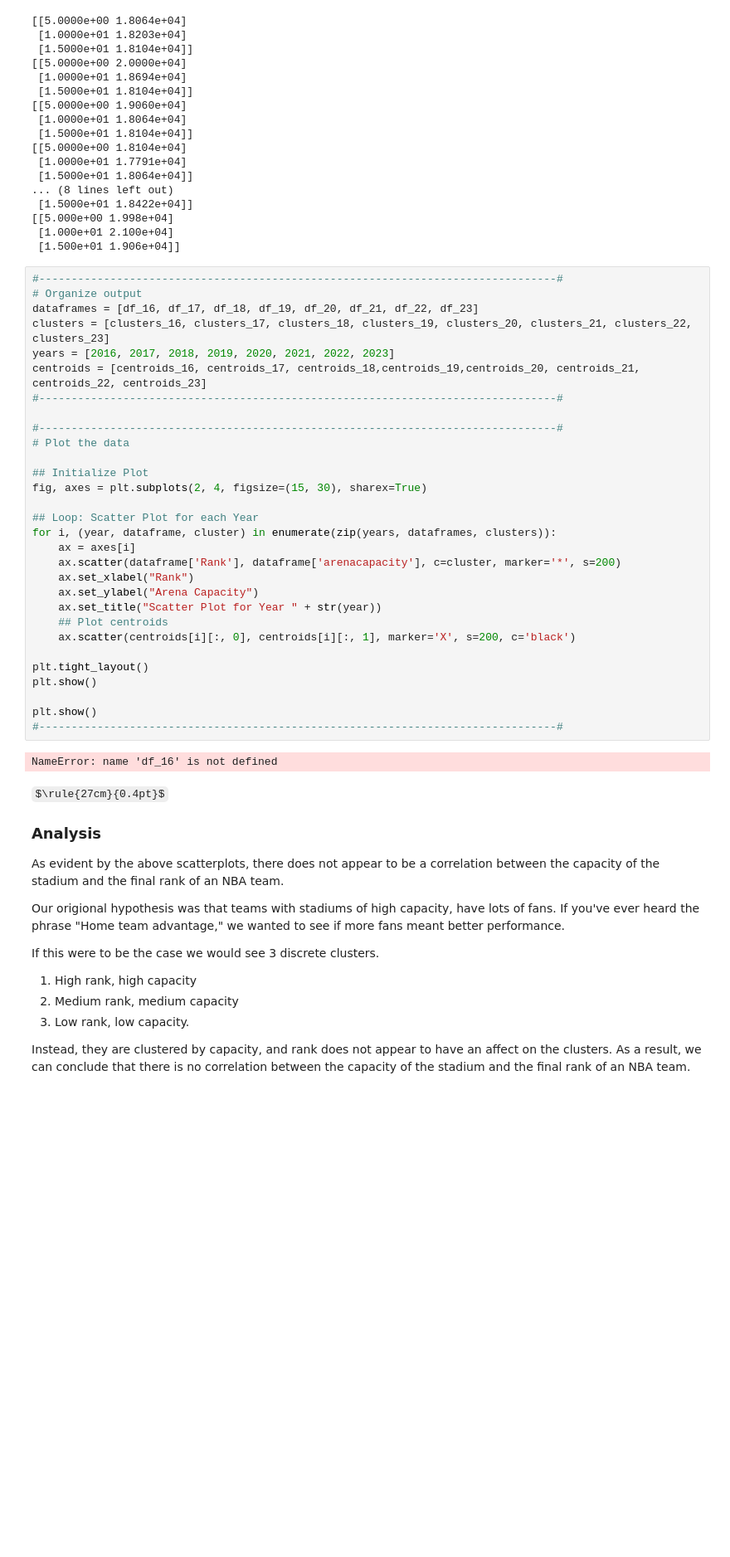
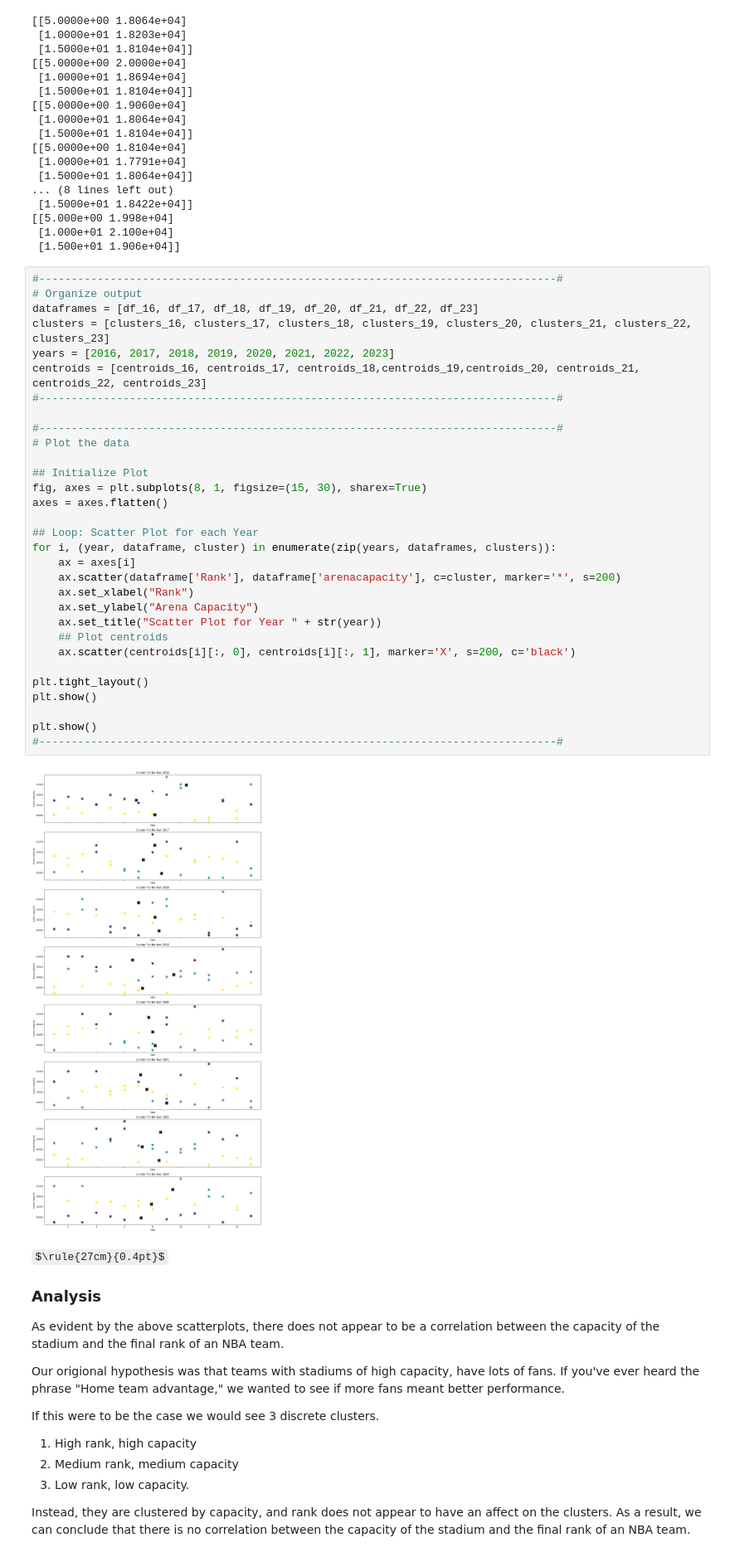
Before and after one commit to colekrant/ADS-Final-Project, a Jupyter notebook: stadium_capacity.ipynb, the cells around one changed output. Shown at 83% size. Drawn from its saved outputs; the diff is of its cells as text; some formulas as TeX source; blank space fills up the shorter version.

```diff
--- a/stadium_capacity.ipynb
+++ b/stadium_capacity.ipynb
@@ -218,35 +241,36 @@ centroids_16, clusters_16, mean_error_16 = kMeans(df_16[["Rank", "arenacapacity"
 # %%
 #--------------------------------------------------------------------------------#
 # Organize output
 dataframes = [df_16, df_17, df_18, df_19, df_20, df_21, df_22, df_23]
 clusters = [clusters_16, clusters_17, clusters_18, clusters_19, clusters_20, clusters_21, clusters_22, clusters_23]
 years = [2016, 2017, 2018, 2019, 2020, 2021, 2022, 2023]
 centroids = [centroids_16, centroids_17, centroids_18,centroids_19,centroids_20, centroids_21, centroids_22, centroids_23]
 #--------------------------------------------------------------------------------#
 
 #--------------------------------------------------------------------------------#
 # Plot the data
 
 ## Initialize Plot
-fig, axes = plt.subplots(2, 4, figsize=(15, 30), sharex=True)
+fig, axes = plt.subplots(8, 1, figsize=(15, 30), sharex=True)
+axes = axes.flatten()
 
 ## Loop: Scatter Plot for each Year
 for i, (year, dataframe, cluster) in enumerate(zip(years, dataframes, clusters)):
     ax = axes[i]
     ax.scatter(dataframe['Rank'], dataframe['arenacapacity'], c=cluster, marker='*', s=200)
     ax.set_xlabel("Rank")
     ax.set_ylabel("Arena Capacity")
     ax.set_title("Scatter Plot for Year " + str(year))
     ## Plot centroids
     ax.scatter(centroids[i][:, 0], centroids[i][:, 1], marker='X', s=200, c='black')
 
 plt.tight_layout()
 plt.show()
 
 plt.show()
 #--------------------------------------------------------------------------------#
 # %% [output]
-NameError: name 'df_16' is not defined
+[figure, added]
 # %% [markdown]
 $\rule{27cm}{0.4pt}$
 ### Analysis
```
Also changed, not shown: parts of 4 cells of this notebook, 5 other files.
